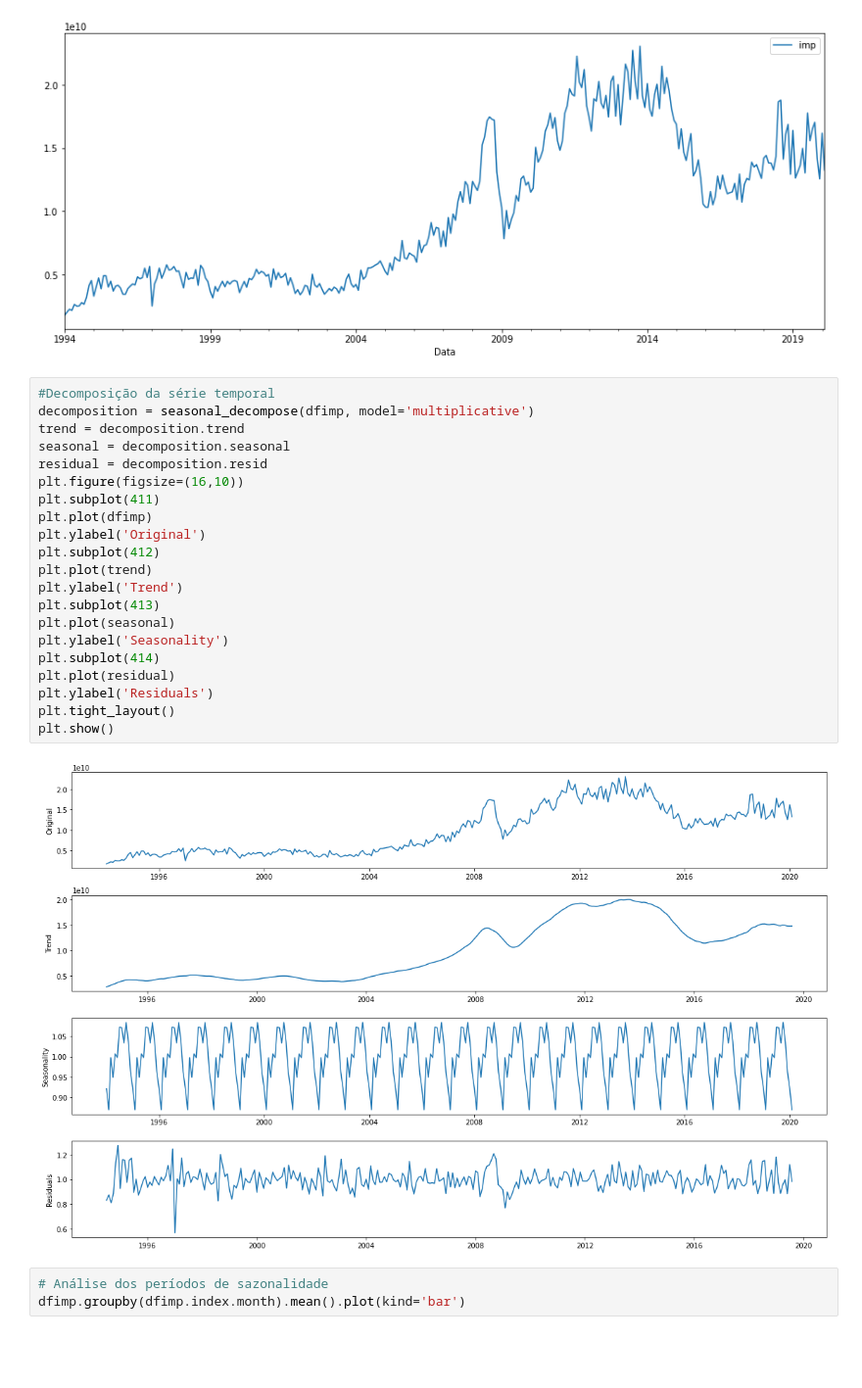
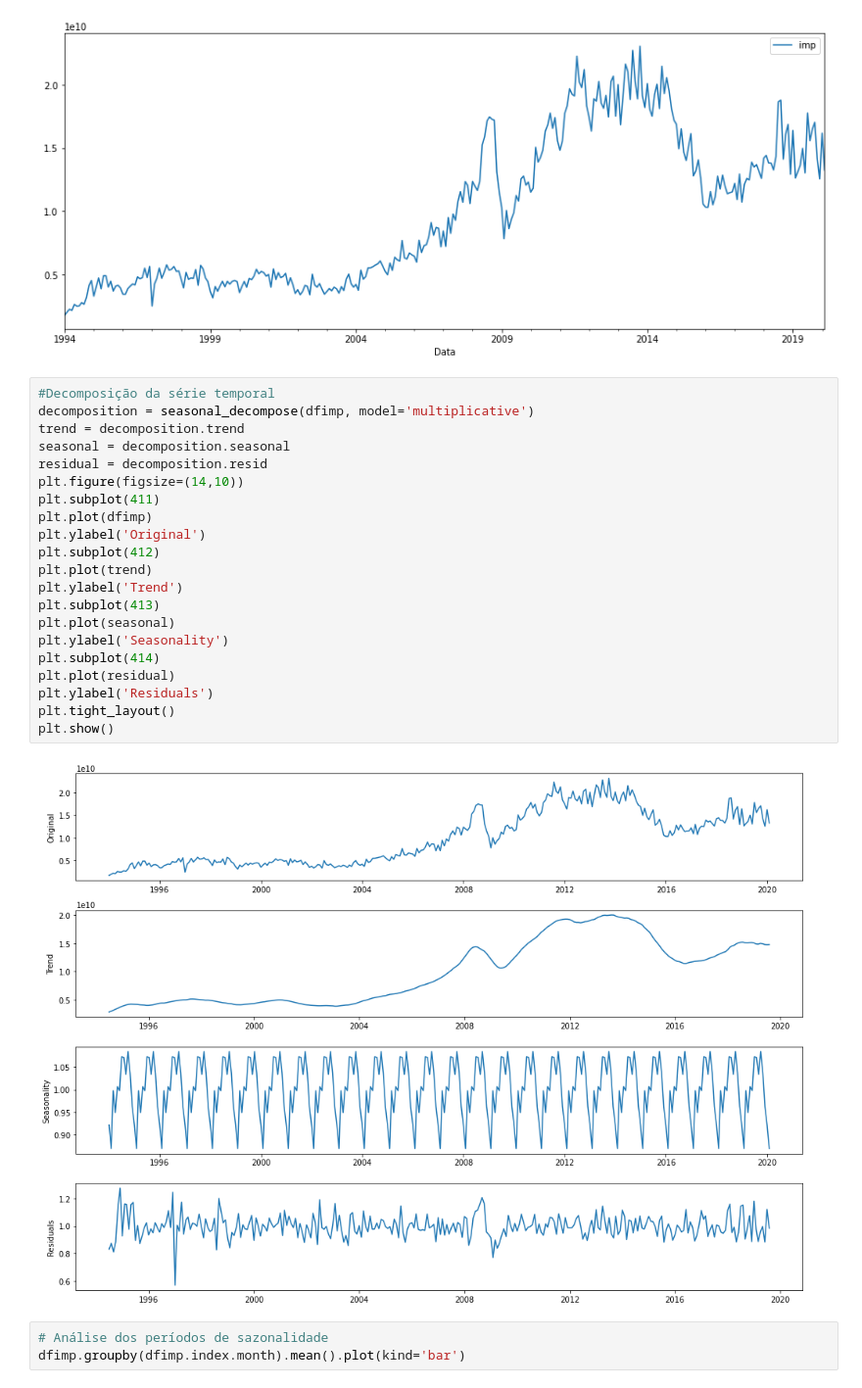
Before and after one commit to mmbs1989/TCC-PUCMINAS, a Jupyter notebook: Notebook_TCC_PUC.ipynb, the cells around one changed output. Shown at 98% size. Saved outputs shown, nothing was run; the diff lists cells and outputs as text; blank space fills up the shorter version.

```diff
--- a/Notebook_TCC_PUC.ipynb
+++ b/Notebook_TCC_PUC.ipynb
@@ -372,26 +372,26 @@ dfimp.plot(figsize=(15,6))
 # %%
 #Decomposição da série temporal
 decomposition = seasonal_decompose(dfimp, model='multiplicative')
 trend = decomposition.trend
 seasonal = decomposition.seasonal
 residual = decomposition.resid
-plt.figure(figsize=(16,10))
+plt.figure(figsize=(14,10))
 plt.subplot(411)
 plt.plot(dfimp)
 plt.ylabel('Original')
 plt.subplot(412)
 plt.plot(trend)
 plt.ylabel('Trend')
 plt.subplot(413)
 plt.plot(seasonal)
 plt.ylabel('Seasonality')
 plt.subplot(414)
 plt.plot(residual)
 plt.ylabel('Residuals')
 plt.tight_layout()
 plt.show()
 # %% [output]
-[figure, old version]
+[figure, new version]
 # %%
 # Análise dos períodos de sazonalidade
 dfimp.groupby(dfimp.index.month).mean().plot(kind='bar')
```
Also changed, not shown: parts of 26 cells of this notebook.
